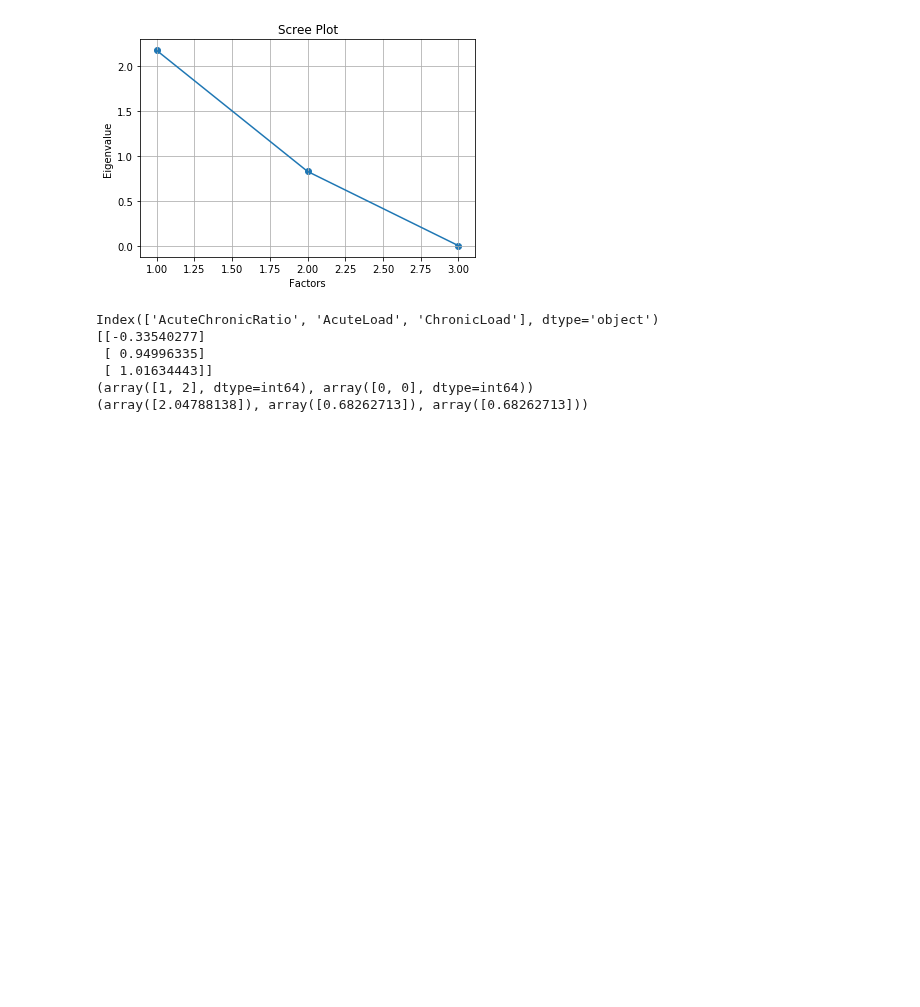
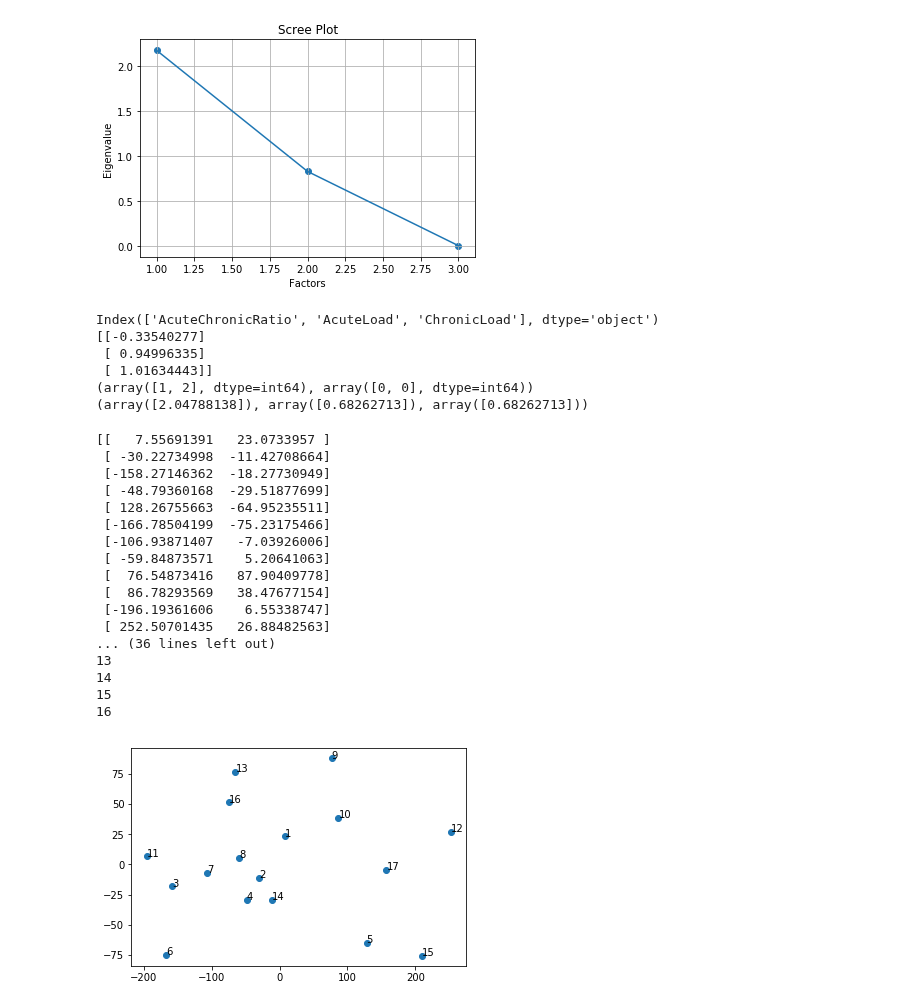
Before and after one commit to JoeRoussy/sta2453-project-1, a Jupyter notebook: rpe_factor_analysis.ipynb, the cells around one changed output. Drawn from its saved outputs; the diff is of its cells as text; code cells hidden in the pictures; blank space fills up the shorter version.

```diff
--- a/rpe_factor_analysis.ipynb
+++ b/rpe_factor_analysis.ipynb
@@ -405,7 +406,8 @@ ChronicLoad           1.000000
 # %%
 player_data_yes = training_yes.groupby('PlayerID',as_index = False).mean()
 print(player_data_yes.head())
-new_df_yes = player_data_yes.drop(['PlayerID'], axis=1).drop_duplicates()
+player_id_series = player_data_yes['PlayerID']
+new_df_yes = player_data_yes.drop(['PlayerID'], axis=1)
 print(new_df_yes.corr())
 chi_square_value,p_value = calculate_bartlett_sphericity(new_df_yes)
 print(chi_square_value, p_value)
@@ -540,3 +542,36 @@ Index(['AcuteChronicRatio', 'AcuteLoad', 'ChronicLoad'], dtype='object')
  [ 1.01634443]]
 (array([1, 2], dtype=int64), array([0, 0], dtype=int64))
 (array([2.04788138]), array([0.68262713]), array([0.68262713]))
+# %%
+pca = PCA(n_components=2)
+principal_components = pca.fit_transform(player_data_yes)
+print(principal_components)
+
+HORIZONTAL_OFFSET = 0
+VERTICAL_OFFSET = 0
+
+fig, ax = plt.subplots()
+ax.scatter(principal_components[:, 0], principal_components[:, 1])
+print(player_id_series)
+for i in range(len(player_id_series)):
+    print(i)
+    ax.annotate(str(i + 1), (principal_components[i, 0] + HORIZONTAL_OFFSET, principal_components[i, 1] + VERTICAL_OFFSET))
+# %% [output]
+[[   7.55691391   23.0733957 ]
+ [ -30.22734998  -11.42708664]
+ [-158.27146362  -18.27730949]
+ [ -48.79360168  -29.51877699]
+ [ 128.26755663  -64.95235511]
+ [-166.78504199  -75.23175466]
+ [-106.93871407   -7.03926006]
+ [ -59.84873571    5.20641063]
+ [  76.54873416   87.90409778]
+ [  86.78293569   38.47677154]
+ [-196.19361606    6.55338747]
+ [ 252.50701435   26.88482563]
+... (36 lines left out)
+13
+14
+15
+16
+[figure, added]
```
Also changed, not shown: parts of 2 cells of this notebook, 2 other files.
